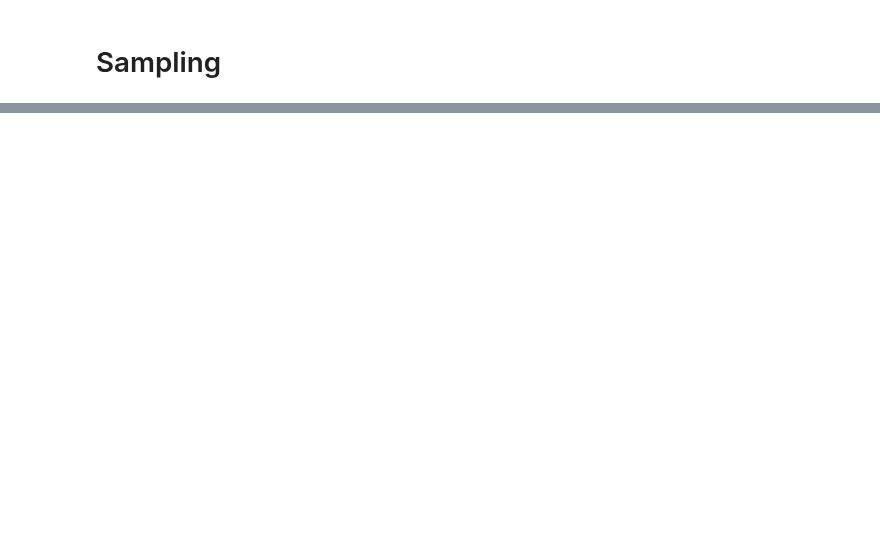
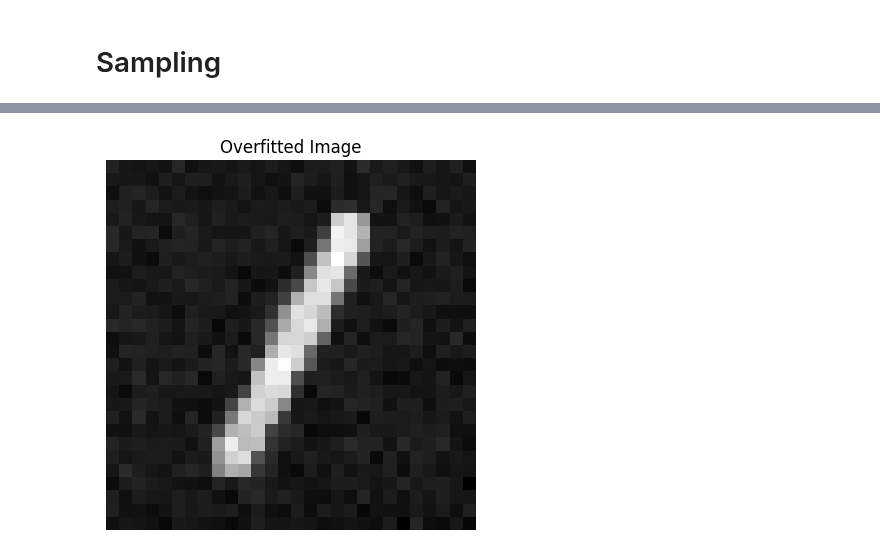
Before and after one commit to markus1573/Deep-learning-projekt, a Jupyter notebook: Training-Markus.ipynb, the cells around one changed output, grey strips where cells are left out. Drawn from its saved outputs; the diff is of its cells as text; code cells hidden in the pictures; blank space fills up the shorter version.

Commit message:
Trying to overfit one batch

```diff
--- a/Training-Markus.ipynb
+++ b/Training-Markus.ipynb
@@ -28,11 +28,15 @@ batch_size = 16
 num_workers = 4
 pin_memory = False if device == torch.device('cpu') else True
 
-# Normalize input images to [-1, 1]
 transform = transforms.Compose([
-    transforms.ToTensor(),
-    transforms.Normalize(mean=(0.5,), std=(0.5,))
+    transforms.ToTensor()
 ])
+
+# # Normalize input images to [-1, 1]
+# transform = transforms.Compose([
+#     transforms.ToTensor(),
+#     transforms.Normalize(mean=(0.5,), std=(0.5,))
+# ])
 
 # Downloading MNIST again :) Training (60k) and test(5k) + val(5k) split
 train_loader = torch.utils.data.DataLoader(datasets.MNIST('./mnist_data',
@@ -70,7 +74,7 @@ def f(t, s=torch.tensor([0.008]), T=torch.tensor([1000])):
 
 T = 1000
 ts = torch.arange(T)
-alpha_bar = torch.tensor([min(f(t)/f(torch.tensor([0])),0.999) for t in ts])
+alpha_bar = torch.tensor([min(f(t)/f(torch.tensor([0])),0.999999) for t in ts])
 beta = torch.tensor([1 - alpha_bar[t]/(alpha_bar[t-1]) if t > 0 else torch.tensor([0]) for t in ts])
 alpha = 1 - beta
 alpha = alpha.view((1000, 1, 1, 1)).to(device)
@@ -242,5 +246,5 @@ for epoch in range(epochs):
             print(f"Epoch {epoch}, Batch {e+1}, Average Loss: {running_loss / 100:.4f}")
             running_loss = 0.0
 
-    if epoch % 10 == 9:
+    if epoch % 2 == 0:
         torch.save(model.state_dict(), f"DDPM_{epoch+1}.pth")
@@ -322,0 +386,24 @@ plt.show()
+# %%
+# Set the model to evaluation mode
+model.eval()
+
+# Initialize a random noise tensor
+xt = torch.randn(1, 1, 28, 28).to(device)
+
+# Perform the reverse diffusion process
+with torch.no_grad():
+    for t in torch.arange(T-1, -1, -1):
+        t = t.reshape(1).to(device)
+        t_emb = time_embedding_layer(t.float())
+        z = torch.randn(1, 1, 28, 28).to(device) if t > 1 else torch.zeros(1, 1, 28, 28).to(device)
+
+        xt_new = 1 / torch.sqrt(alpha[t]) * (xt - (1 - alpha[t]) / torch.sqrt(1 - alpha_bar[t]) * model(xt, t_emb)) + torch.sqrt(beta[t]) * z
+        xt = xt_new
+
+# Plot the generated image
+plt.imshow(xt[0][0].cpu().detach().numpy(), cmap="gray")
+plt.title("Overfitted Image")
+plt.axis("off")
+plt.show()
+# %% [output]
+[figure, added]
```
Also changed, not shown: parts of 4 cells of this notebook, 1 other file.
